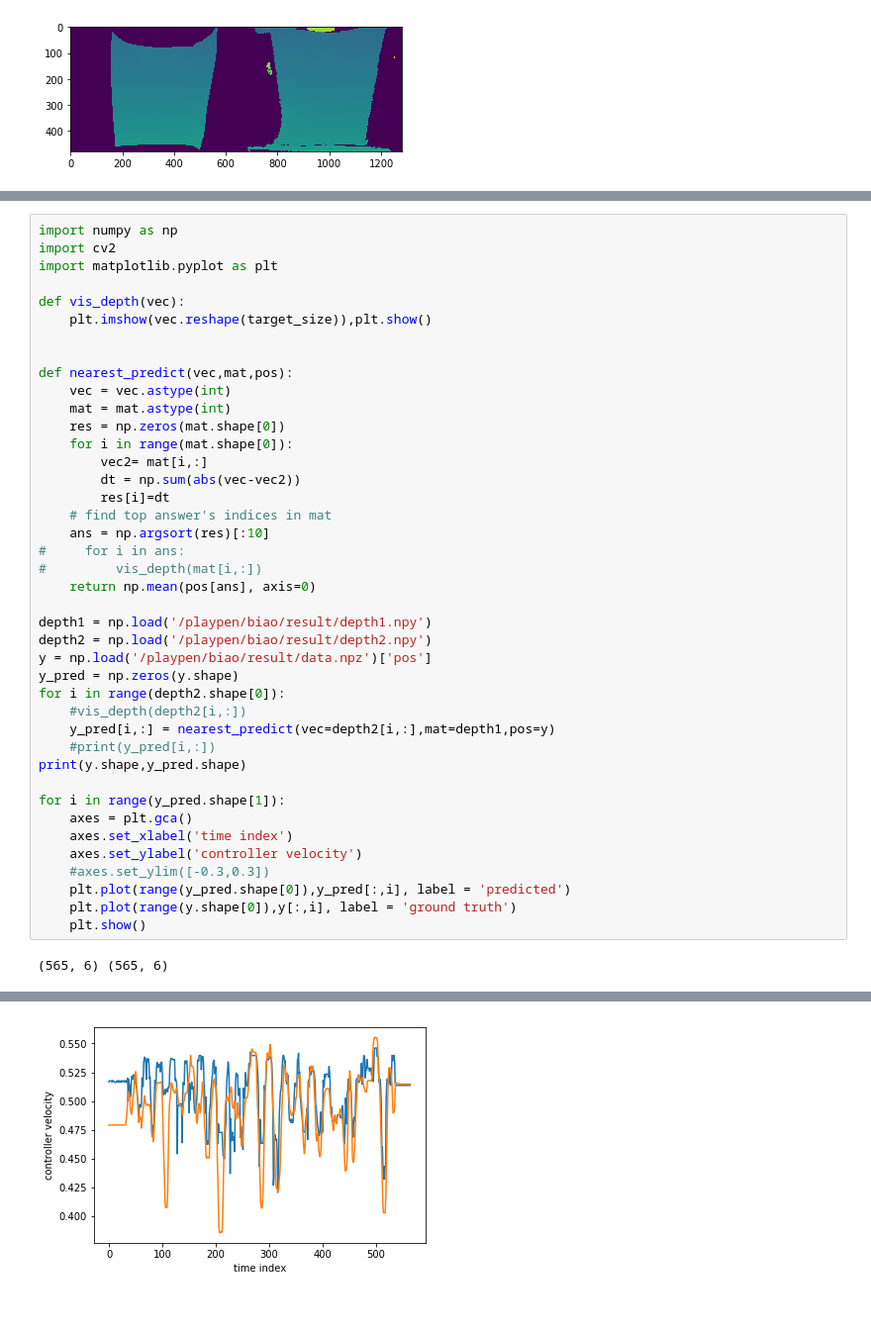
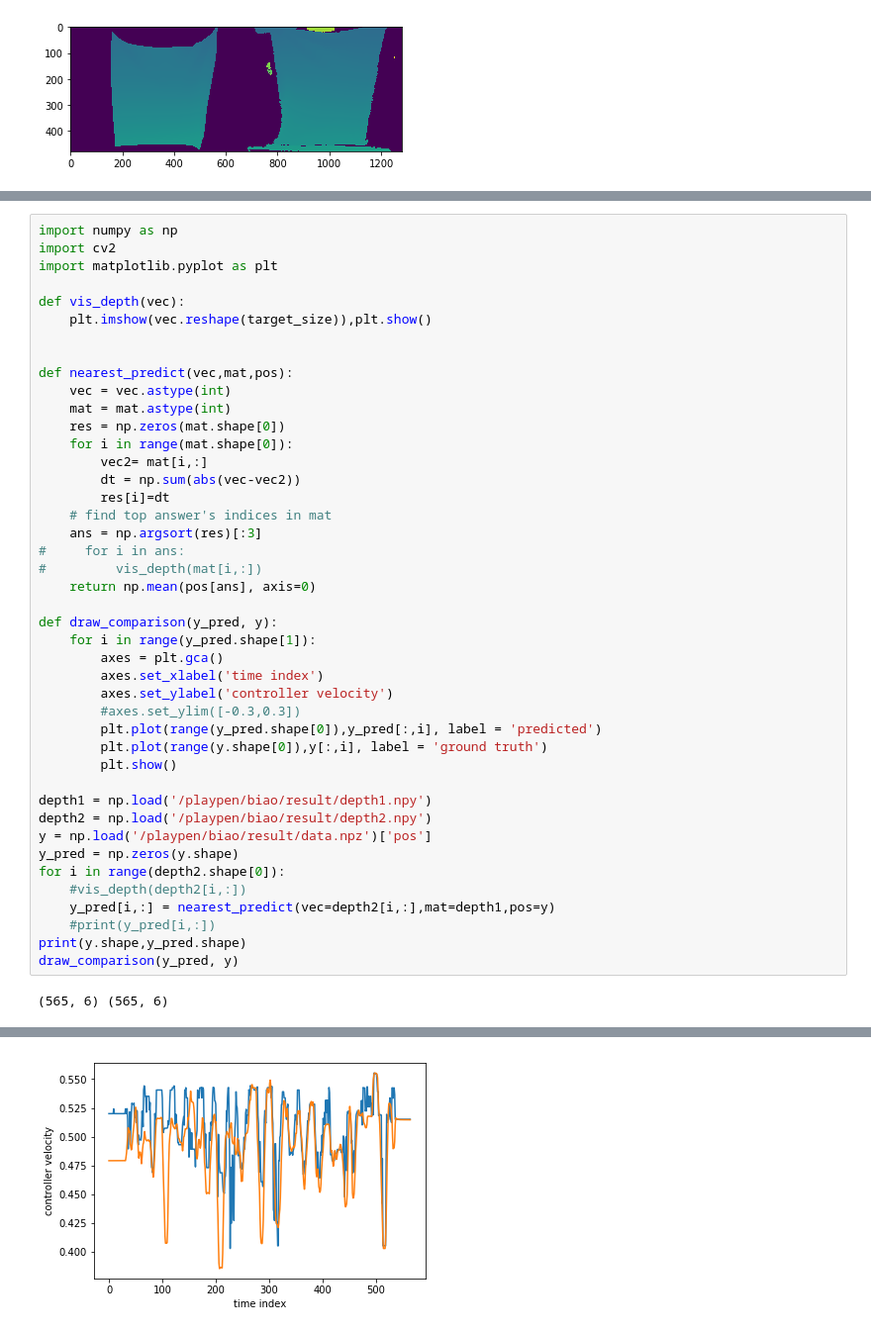
Before and after one commit to rmqlife/deformable, a Jupyter notebook: transfer_depth.ipynb, the cells around one changed output, grey strips where cells are left out. Shown at 99% size. Cells and saved outputs as stored; diff of their text form.

```diff
--- a/transfer_depth.ipynb
+++ b/transfer_depth.ipynb
@@ -194,10 +75,20 @@ def nearest_predict(vec,mat,pos):
         dt = np.sum(abs(vec-vec2))
         res[i]=dt
     # find top answer's indices in mat
-    ans = np.argsort(res)[:10]
+    ans = np.argsort(res)[:3]
 #     for i in ans:
 #         vis_depth(mat[i,:])
     return np.mean(pos[ans], axis=0)
+
+def draw_comparison(y_pred, y):
+    for i in range(y_pred.shape[1]):
+        axes = plt.gca()
+        axes.set_xlabel('time index')
+        axes.set_ylabel('controller velocity')
+        #axes.set_ylim([-0.3,0.3])
+        plt.plot(range(y_pred.shape[0]),y_pred[:,i], label = 'predicted')
+        plt.plot(range(y.shape[0]),y[:,i], label = 'ground truth')
+        plt.show()
 
 depth1 = np.load('/playpen/biao/result/depth1.npy')
 depth2 = np.load('/playpen/biao/result/depth2.npy')
@@ -208,14 +99,6 @@ for i in range(depth2.shape[0]):
     y_pred[i,:] = nearest_predict(vec=depth2[i,:],mat=depth1,pos=y)
     #print(y_pred[i,:])
 print(y.shape,y_pred.shape)
-
-for i in range(y_pred.shape[1]):
-    axes = plt.gca()
-    axes.set_xlabel('time index')
-    axes.set_ylabel('controller velocity')
-    #axes.set_ylim([-0.3,0.3])
-    plt.plot(range(y_pred.shape[0]),y_pred[:,i], label = 'predicted')
-    plt.plot(range(y.shape[0]),y[:,i], label = 'ground truth')
-    plt.show()
+draw_comparison(y_pred, y)
 # %% [output]
 (565, 6) (565, 6)
@@ -224 +107 @@ for i in range(y_pred.shape[1]):
-[figure, old version]
+[figure, new version]
```
Also changed, not shown: parts of 8 cells of this notebook, 3 other files.
